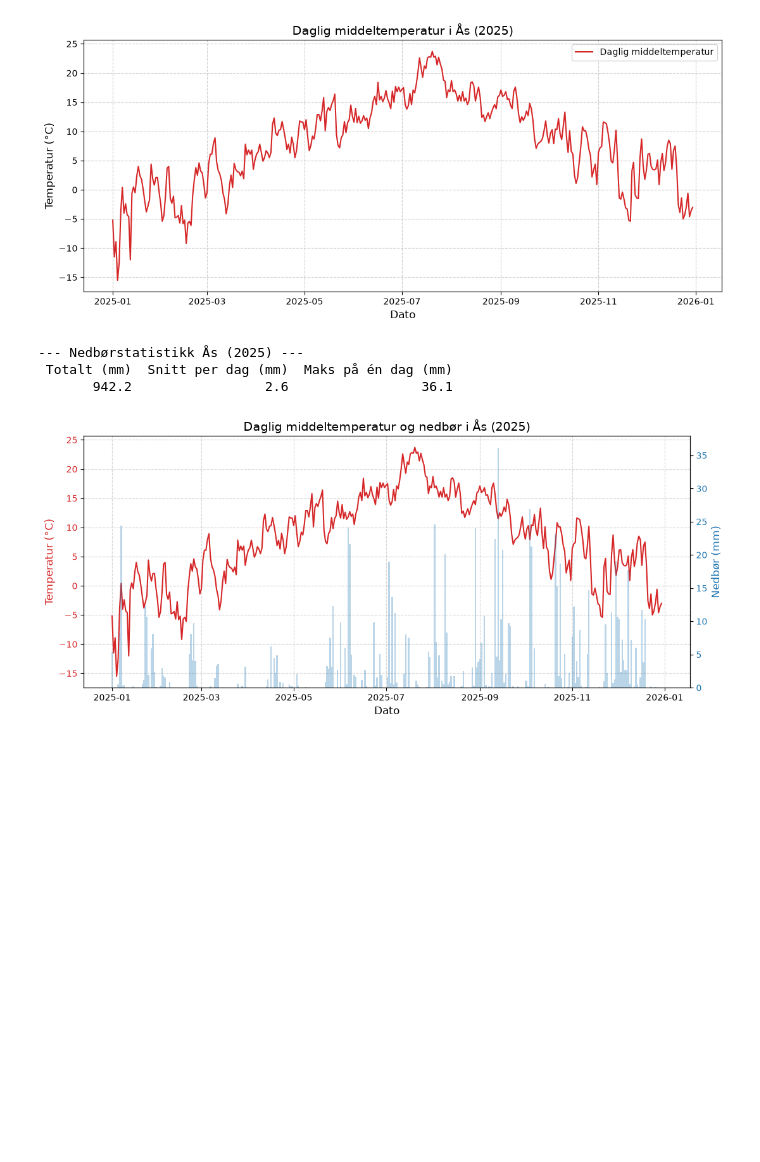
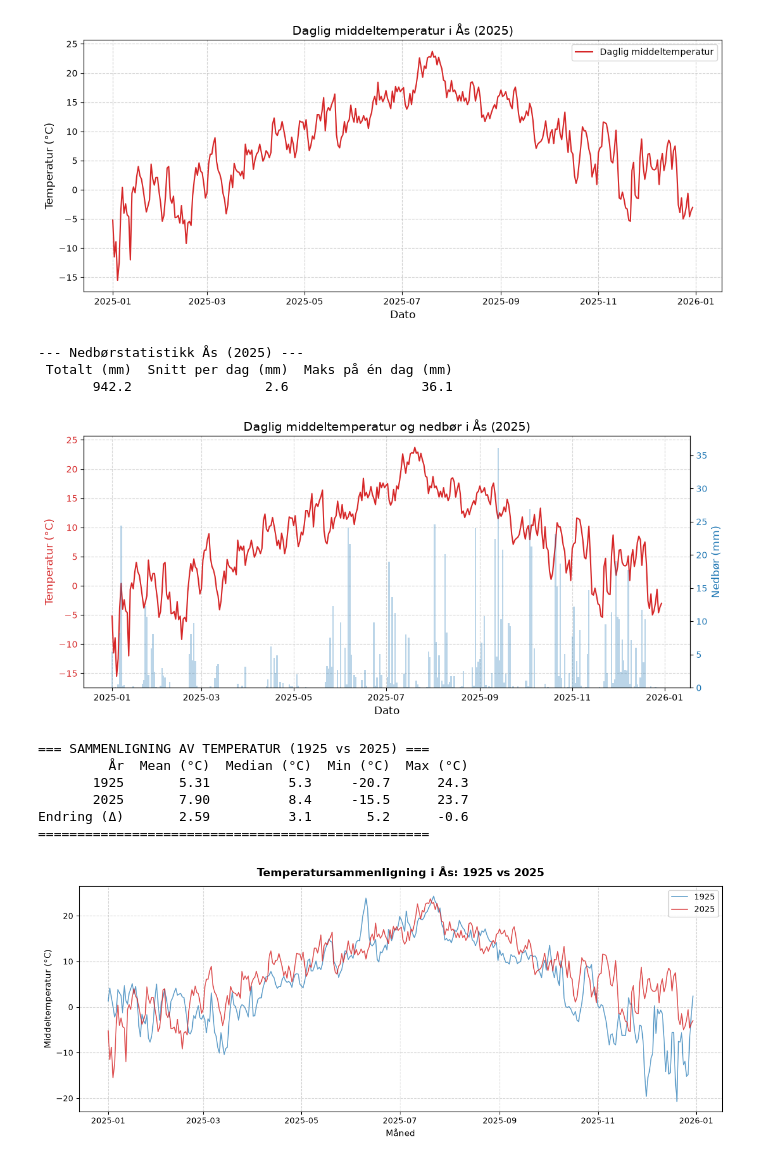
Before and after one commit to mariefjed/INF201_group_project, a Jupyter notebook: Deliverable_1.ipynb, the cells around one changed output. Cells and saved outputs as stored; diff of their text form; code cells hidden in the pictures; blank space fills up the shorter version.

Commit message:
gjort oppgavene

```diff
--- a/Deliverable_1.ipynb
+++ b/Deliverable_1.ipynb
@@ -118,3 +118,83 @@ else:
  Totalt (mm)  Snitt per dag (mm)  Maks på én dag (mm)
        942.2                 2.6                 36.1
 [figure]
+# %%
+# --- OPPGAVE 3 ---
+# (Bruker gjenbrukte variabler som client_id, endpoint og df_2025 fra tidligere celler)
+
+# 1. Hent temperaturdata for 1925 (100 år tidligere)
+parameters_1925 = {
+    'sources': 'SN17850',
+    'elements': 'mean(air_temperature P1D)',
+    'referencetime': '1925-01-01/1925-12-31'
+}
+
+r_1925 = requests.get(endpoint, parameters_1925, auth=(client_id, ''))
+
+if r_1925.status_code == 200:
+    # 2. Pakk ut 1925-dataene til en egen DataFrame
+    data_1925 = []
+    for item in r_1925.json()['data']:
+        data_1925.append({
+            'referenceTime': item['referenceTime'],
+            'temperature': item['observations'][0]['value']
+        })
+
+    df_1925 = pd.DataFrame(data_1925)
+    df_1925['referenceTime'] = pd.to_datetime(df_1925['referenceTime'])
+
+    # 3. Lag sammenligningstabell for 1925 vs 2025
+    summary_compare = pd.DataFrame({
+        'År': ['1925', '2025', 'Endring (Δ)'],
+        'Mean (°C)': [
+            df_1925['temperature'].mean(),
+            df_2025['temperature'].mean(),
+            df_2025['temperature'].mean() - df_1925['temperature'].mean()
+        ],
+        'Median (°C)': [
+            df_1925['temperature'].median(),
+            df_2025['temperature'].median(),
+            df_2025['temperature'].median() - df_1925['temperature'].median()
+        ],
+        'Min (°C)': [
+            df_1925['temperature'].min(),
+            df_2025['temperature'].min(),
+            df_2025['temperature'].min() - df_1925['temperature'].min()
+        ],
+        'Max (°C)': [
+            df_1925['temperature'].max(),
+            df_2025['temperature'].max(),
+            df_2025['temperature'].max() - df_1925['temperature'].max()
+        ]
+    })
+
+    print("=== SAMMENLIGNING AV TEMPERATUR (1925 vs 2025) ===")
+    print(summary_compare.round(2).to_string(index=False))
+    print("=" * 50)
+
+    # 4. Tilpass datoene for 1925 slik at begge kan plottes på samme tidsakse (Jan - Des)
+    df_1925['plot_date'] = df_1925['referenceTime'].apply(lambda x: x.replace(year=2025))
+
+    # 5. Sammenligningsplott
+    plt.figure(figsize=(12, 5))
+    plt.plot(df_1925['plot_date'], df_1925['temperature'], color='tab:blue', alpha=0.7, linewidth=1.2, label='1925')
+    plt.plot(df_2025['referenceTime'], df_2025['temperature'], color='tab:red', alpha=0.8, linewidth=1.2, label='2025')
+
+    plt.title('Temperatursammenligning i Ås: 1925 vs 2025', fontsize=14, fontweight='bold', pad=12)
+    plt.xlabel('Måned', fontsize=11)
+    plt.ylabel('Middeltemperatur (°C)', fontsize=11)
+    plt.grid(True, linestyle='--', alpha=0.5)
+    plt.legend(loc='upper right')
+    plt.tight_layout()
+    plt.show()
+
+else:
+    print("Feil ved henting av data for 1925.")
+# %% [output]
+=== SAMMENLIGNING AV TEMPERATUR (1925 vs 2025) ===
+         År  Mean (°C)  Median (°C)  Min (°C)  Max (°C)
+       1925       5.31          5.3     -20.7      24.3
+       2025       7.90          8.4     -15.5      23.7
+Endring (Δ)       2.59          3.1       5.2      -0.6
+==================================================
+[figure, added]
```
Also changed, not shown: parts of 2 cells of this notebook.
